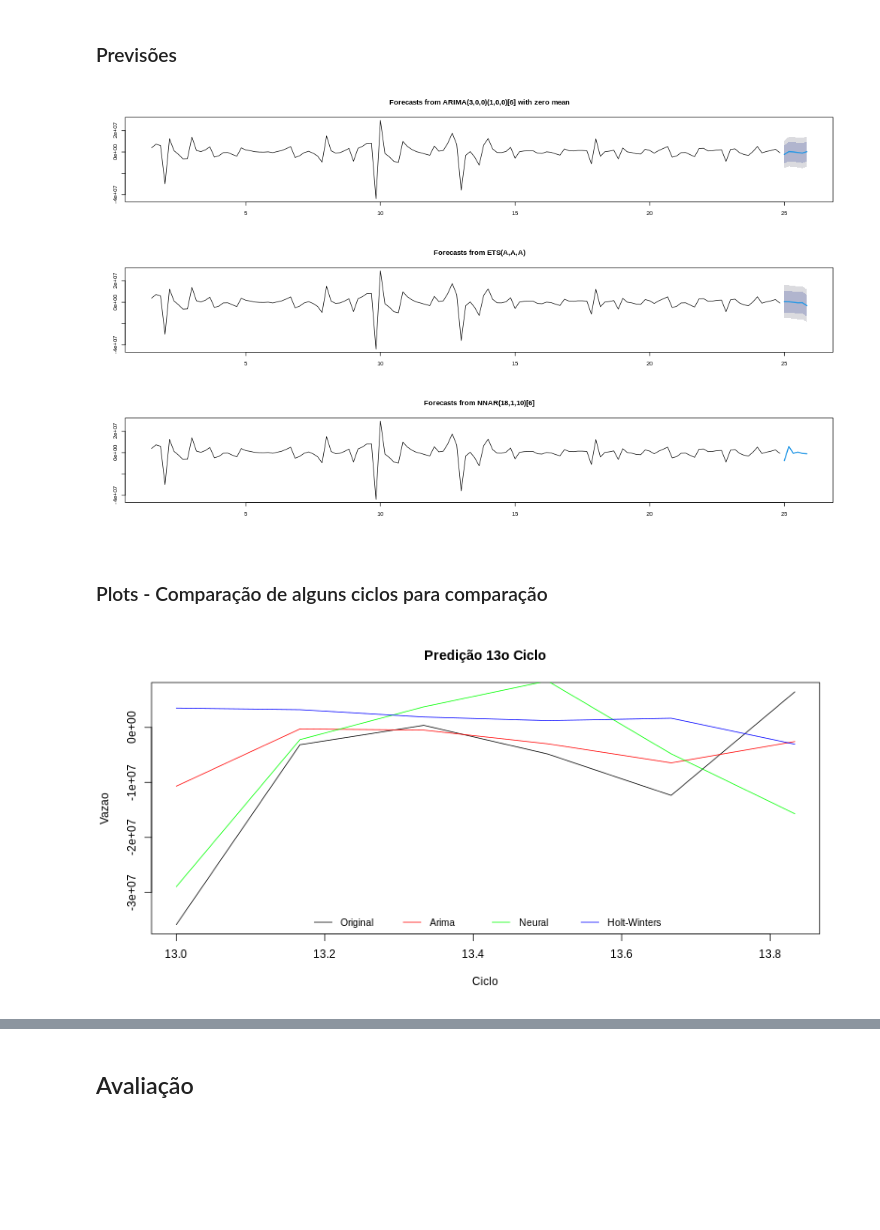
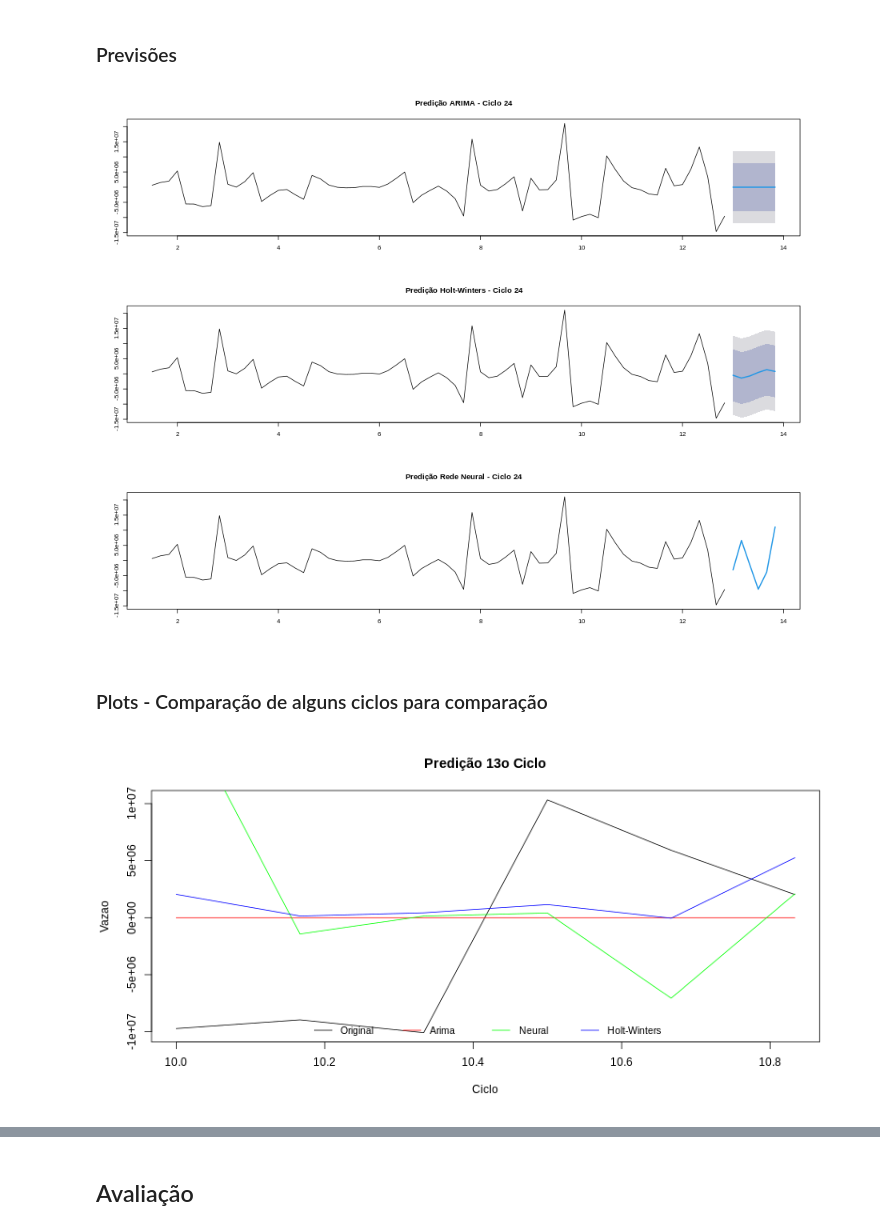
Before and after one commit to LarcesUece/UECE-RNP-PMon2022, a Jupyter notebook: Analise_BBR_Esmond_VazaoFINAL.ipynb, the cells around one changed output, grey strips where cells are left out. Cells and saved outputs as stored; diff of their text form; code cells hidden in the pictures; blank space fills up the shorter version.

```diff
--- a/Analise_BBR_Esmond_VazaoFINAL.ipynb
+++ b/Analise_BBR_Esmond_VazaoFINAL.ipynb
@@ -155,4 +152,4 @@ myts = TSbbr - tsadditive$seasonal
 # %%
-%%R -w 1200
+%%R
 
-myts_final = myts - tsadditive$trend
+random_ad = tsadditive$random
@@ -1037,27 +1028,27 @@ prevHoltETS141 = forecast(mytsHoltETS141, h=6)
 #prevHoltETS144 = forecast(mytsHoltETS144, h=6)
 #prevHoltETS147 = forecast(mytsHoltETS147, h=6)
 # %%
-%%R -w 1000 -h 600
+%%R -w 900 -h 700
 
 par(mfrow = c(3,1))
-plot(prevArima24)
-plot(prevHoltETS24)
-plot(prevNeural24)
+plot(prevArima12, main = "Predição ARIMA - Ciclo 24")
+plot(prevHoltETS12, main = "Predição Holt-Winters - Ciclo 24")
+plot(prevNeural12, main = "Predição Rede Neural - Ciclo 24")
 # %% [output]
-[figure, old version]
+[figure, new version]
 # %% [markdown]
 ### Plots - Comparação de alguns ciclos para comparação
 # %%
 %%R -w 800 -h 400
 
-plot(mytsTest13, main= "Predição 13o Ciclo", xlab="Ciclo", ylab="Vazao")
-lines(prevArima12$mean, col="red")
-lines(prevNeural12$mean, col="green")
-lines(prevHoltETS12$mean, col="blue")
+plot(mytsTest10, main= "Predição 13o Ciclo", xlab="Ciclo", ylab="Vazao")
+lines(prevArima9$mean, col="red")
+lines(prevNeural9$mean, col="green")
+lines(prevHoltETS9$mean, col="blue")
 legend("bottom", legend = c("Original", "Arima", "Neural","Holt-Winters"),
        col = c("black", "red","green","blue"), lty=1:1, cex=0.87, bty = "n", horiz=T)
 # %% [output]
-[figure, old version]
+[figure, new version]
 # %%
 %%R -w 800 -h 400
 
```
Also changed, not shown: parts of 35 cells of this notebook.
